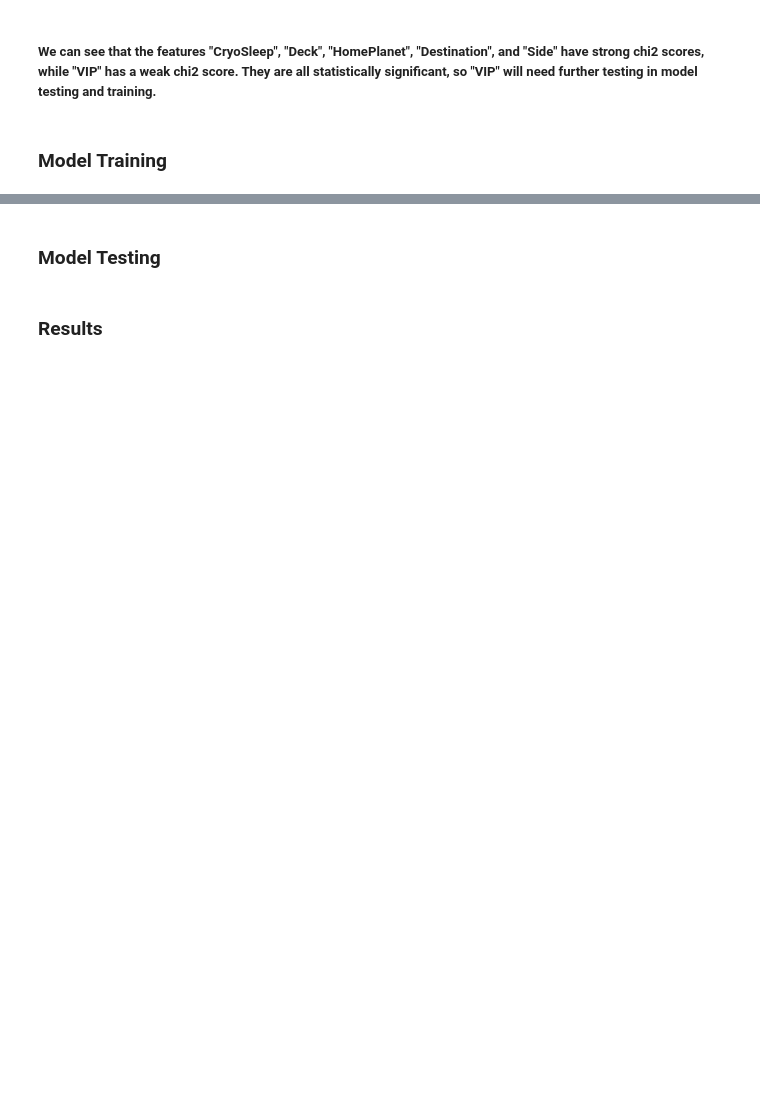
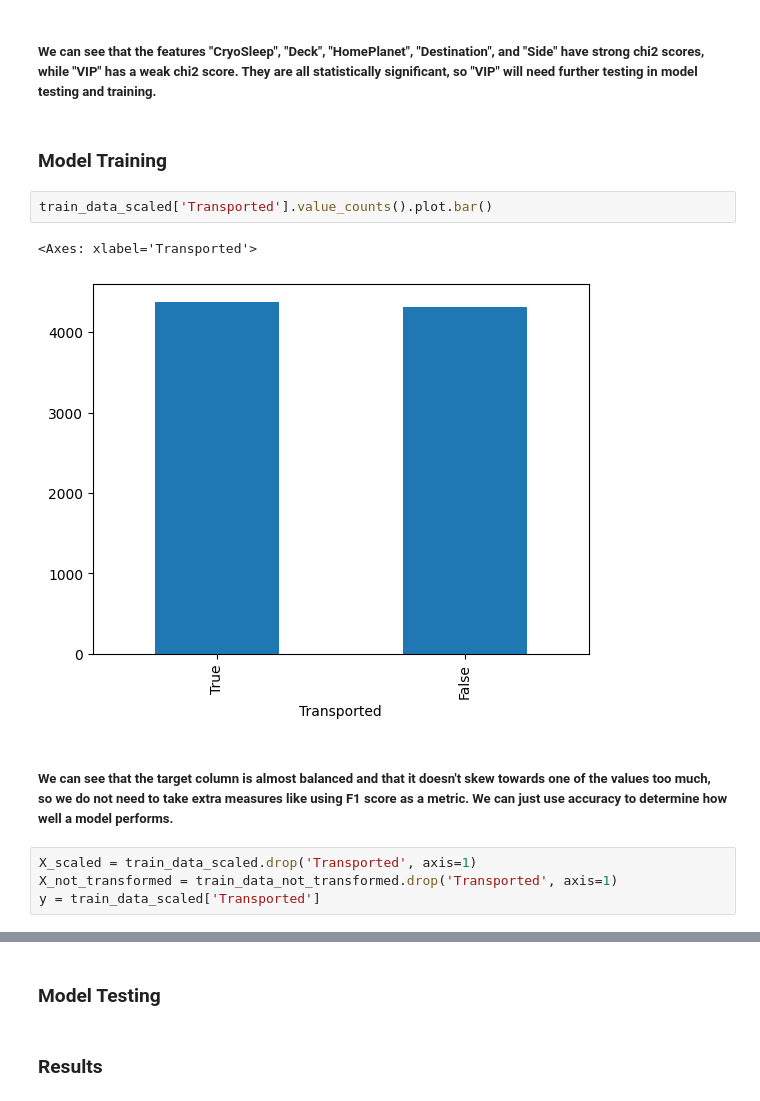
Before and after one commit to cpicazo8304/Spaceship-Titanic-Classification, a Jupyter notebook: notebooks/spaceship-titantic-passenger-classification.ipynb, the cells around one changed output, grey strips where cells are left out. Cells and saved outputs as stored; diff of their text form; blank space fills up the shorter version.

```diff
--- a/notebooks/spaceship-titantic-passenger-classification.ipynb
+++ b/notebooks/spaceship-titantic-passenger-classification.ipynb
@@ -469,3 +473,14 @@ dtype: float64
 <h5>We can see that the features "CryoSleep", "Deck", "HomePlanet", "Destination", and "Side" have strong chi2 scores, while "VIP" has a weak chi2 score. They are all statistically significant, so "VIP" will need further testing in model testing and training. </h5>
 # %% [markdown]
 <h3>Model Training</h3>
+# %%
+train_data_scaled['Transported'].value_counts().plot.bar()
+# %% [output]
+<Axes: xlabel='Transported'>
+[figure, added]
+# %% [markdown]
+<h5>We can see that the target column is almost balanced and that it doesn't skew towards one of the values too much, so we do not need to take extra measures like using F1 score as a metric. We can just use accuracy to determine how well a model performs. </h5>
+# %%
+X_scaled = train_data_scaled.drop('Transported', axis=1)
+X_not_transformed = train_data_not_transformed.drop('Transported', axis=1)
+y = train_data_scaled['Transported']
```
Also changed, not shown: parts of 10 cells of this notebook.
